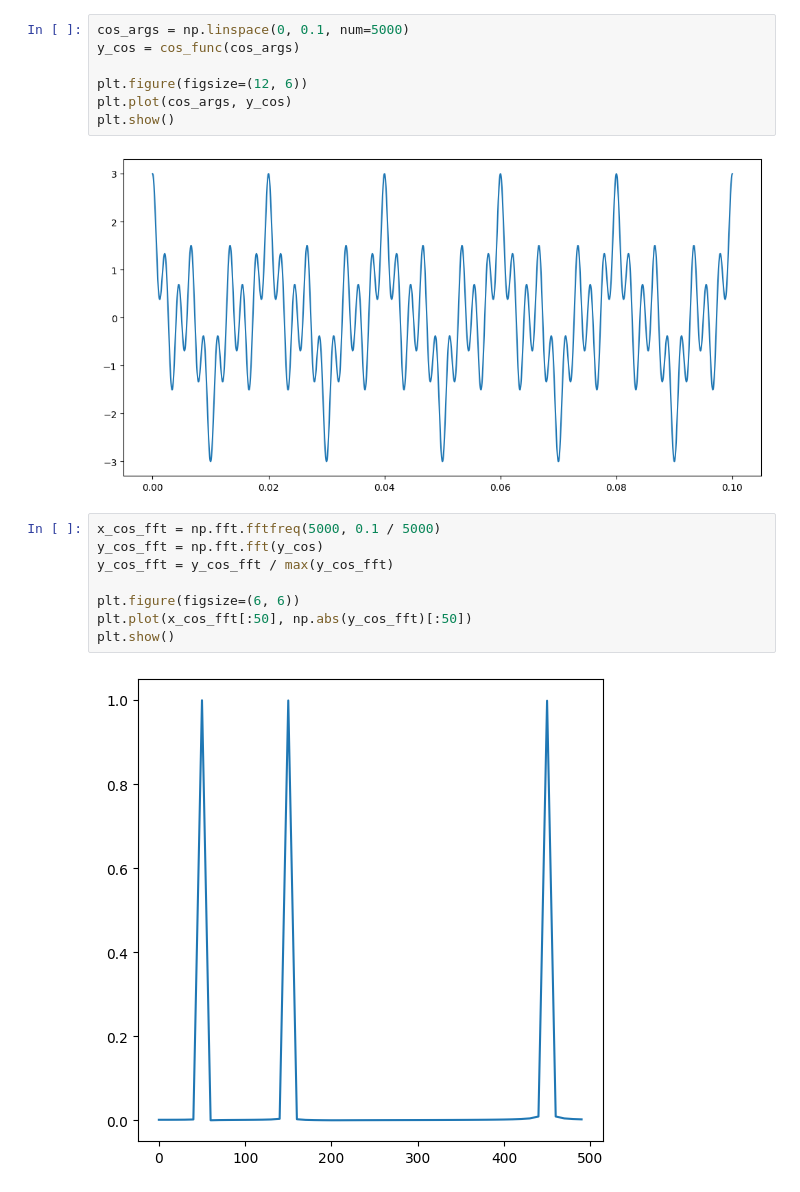
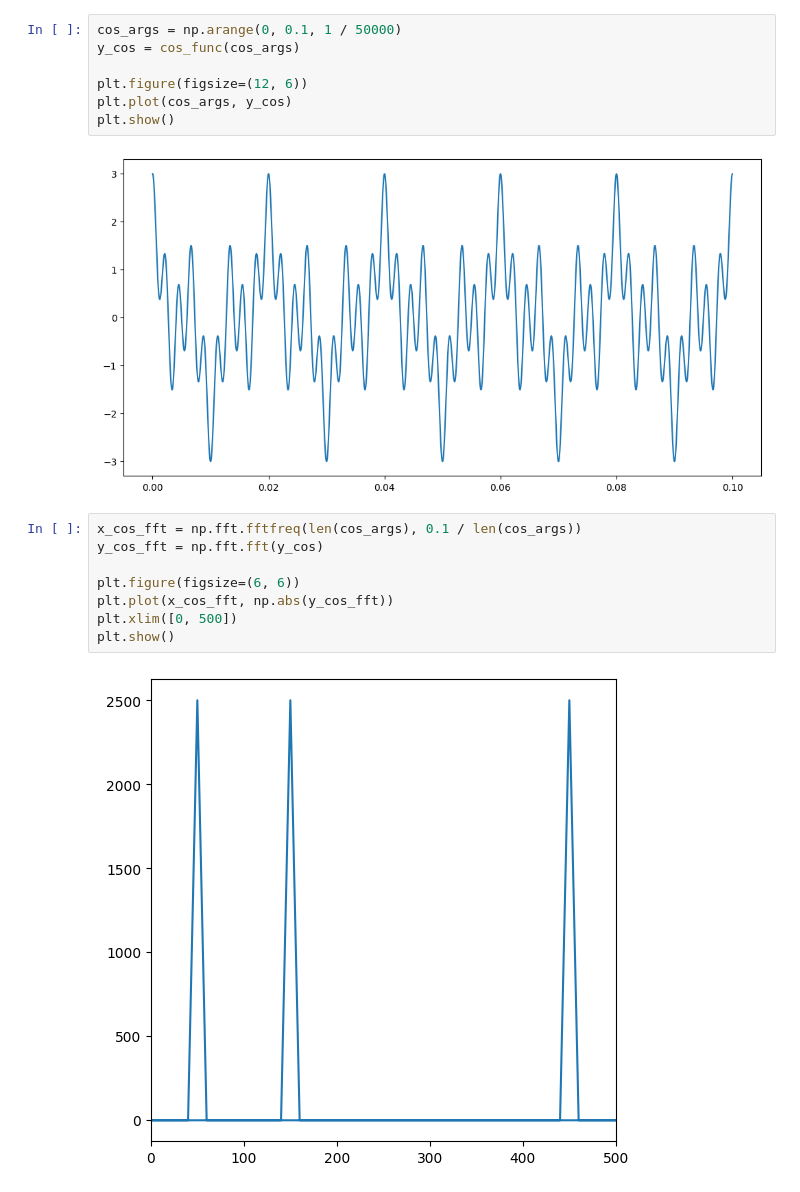
Before and after one commit to pimonov-student/another_digital_signal, a Jupyter notebook: lab_four.ipynb, the cells around one changed output. Cells and saved outputs as stored; diff of their text form.

```diff
--- a/lab_four.ipynb
+++ b/lab_four.ipynb
@@ -11,7 +11,7 @@ def cos_func(x):
     w_3 = 2 * np.pi * f_3
     return np.cos(w_1 * x) + np.cos(w_2 * x) + np.cos(w_3 * x)
 # %%
-cos_args = np.linspace(0, 0.1, num=5000)
+cos_args = np.arange(0, 0.1, 1 / 50000)
 y_cos = cos_func(cos_args)
 
 plt.figure(figsize=(12, 6))
@@ -20,13 +20,13 @@ plt.show()
 # %% [output]
 [figure]
 # %%
-x_cos_fft = np.fft.fftfreq(5000, 0.1 / 5000)
+x_cos_fft = np.fft.fftfreq(len(cos_args), 0.1 / len(cos_args))
 y_cos_fft = np.fft.fft(y_cos)
-y_cos_fft = y_cos_fft / max(y_cos_fft)
 
 plt.figure(figsize=(6, 6))
-plt.plot(x_cos_fft[:50], np.abs(y_cos_fft)[:50])
+plt.plot(x_cos_fft, np.abs(y_cos_fft))
+plt.xlim([0, 500])
 plt.show()
 # %% [output]
-[figure, old version]
+[figure, new version]
 # %%
```
Also changed, not shown: parts of 3 cells of this notebook.
